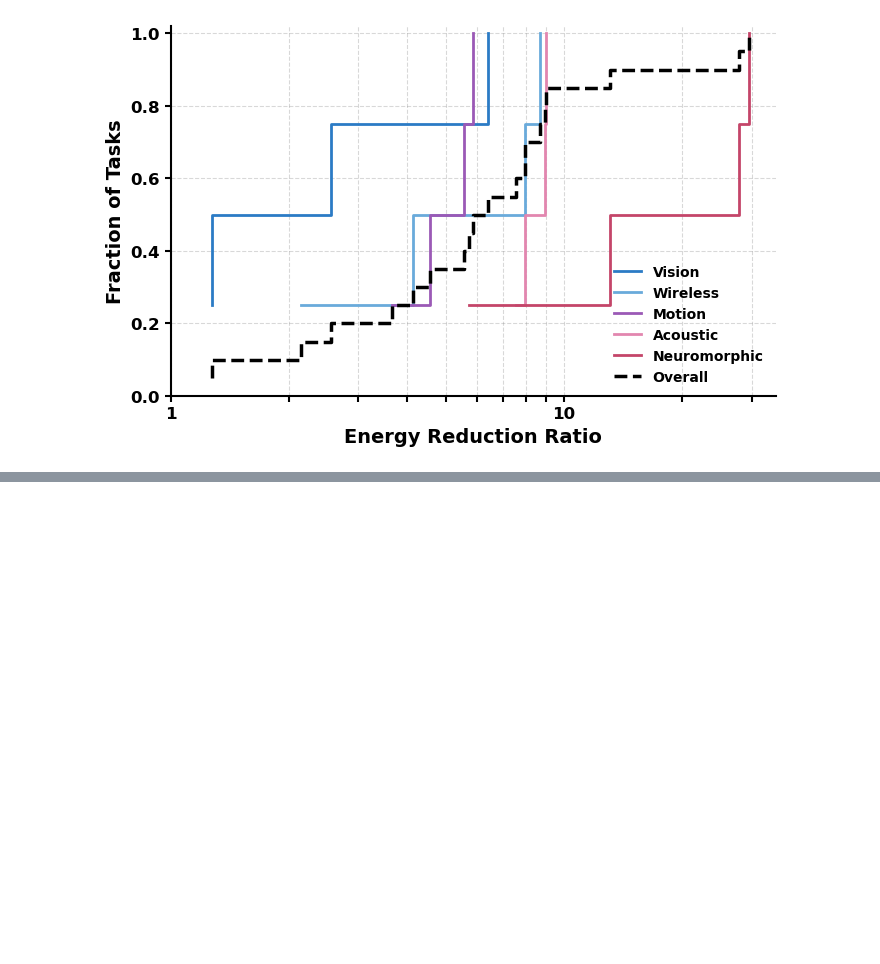
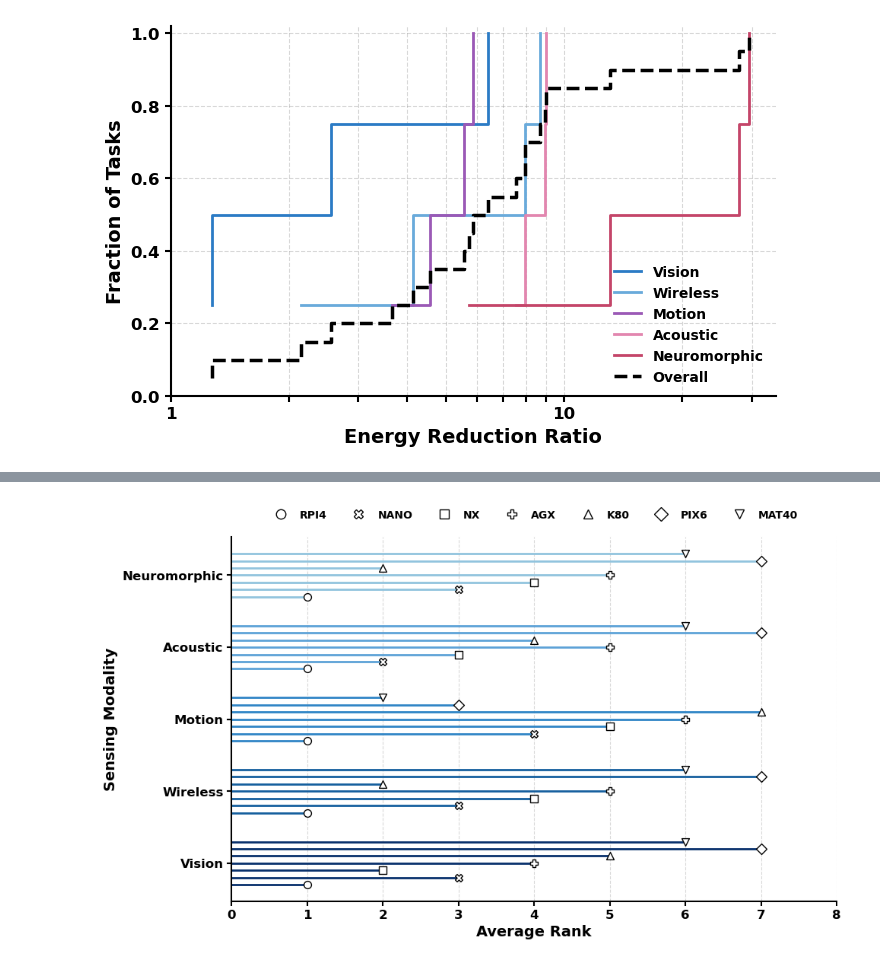
Before and after one commit to yudi-mars/Soul, a Jupyter notebook: demo/EDA_main.ipynb, the cells around one changed output, grey strips where cells are left out. Cells and saved outputs as stored; diff of their text form; code cells hidden in the pictures; blank space fills up the shorter version.

```diff
--- a/demo/EDA_main.ipynb
+++ b/demo/EDA_main.ipynb
@@ -1143,0 +968,78 @@ plt.show()
+# %%
+import numpy as np
+import pandas as pd
+import matplotlib.pyplot as plt
+from matplotlib.lines import Line2D
+
+data = np.array([
+    [86577.875, 171772.6875, 171219, 174853.625, 178460.1875, 214311.75, 189433.25],
+    [192215.3125, 328046.7143, 337303.375, 342321.75, 326502.125, 383983.5625, 358266.75],
+    [63341.6875, 139955.875, 142540.5625, 148091.3125, 152197.25, 92341.375, 77135.25],
+    [133534.4375, 224970.1875, 230239.375, 234878.1875, 234048, 272909.6855, 253166.875],
+    [115767.625, 217727.875, 221783.5, 225742.0625, 211269.75, 250903.6875, 226470.875],
+])
+
+modalities = ['Vision', 'Wireless', 'Motion', 'Acoustic', 'Neuromorphic']
+devices = ['RPI4', 'NANO', 'NX', 'AGX', 'K80', 'PIX6', 'MAT40']
+
+df = pd.DataFrame(data, index=modalities, columns=devices)
+
+rank_df = df.rank(axis=1, ascending=True)
+
+
+fig, ax = plt.subplots(figsize=(10, 6))
+
+modality_colors = ["#08306B", "#155F9E", "#3085C6", "#5DA2D7", "#92C4DE"]
+
+device_markers = ['o', 'X', 's', 'P', '^', 'D', 'v']
+
+y_positions = np.arange(len(modalities))
+bar_height = 0.10
+
+for j, device in enumerate(devices):
+    values = rank_df[device].values
+    y_offset = (j - 3) * bar_height
+
+    for i, (modality, val) in enumerate(zip(modalities, values)):
+        y = i + y_offset
+
+        ax.hlines(y, xmin=0, xmax=val, color=modality_colors[i], linewidth=2, zorder=2)
+
+        ax.scatter(val, y, s=50, color='white', edgecolor='black',
+                   linewidth=1.0, marker=device_markers[j], zorder=3)
+
+device_legend = [Line2D([0], [0], color='white', marker=device_markers[j],
+                        markersize=9, markerfacecolor='white', markeredgecolor='black', # markersize 调大一点点
+                        markeredgewidth=1.0, linewidth=0, label=devices[j])
+                 for j in range(len(devices))]
+
+ax.legend(handles=device_legend, loc='lower center', frameon=False,
+          fontsize=10, prop={'weight': 'bold'}, ncol=7,
+          bbox_to_anchor=(0.5, 1.02))
+
+ax.set_yticks(y_positions)
+ax.set_yticklabels(modalities)
+ax.set_xlabel('Average Rank', fontsize=14, fontweight='bold')
+ax.set_ylabel('Sensing Modality', fontsize=14, fontweight='bold')
+
+ax.set_xlim(0, 8)
+
+ax.spines['top'].set_visible(False)
+ax.spines['right'].set_visible(False)
+
+for spine in ['left', 'bottom']:
+    ax.spines[spine].set_linewidth(1.5)
+
+ax.grid(axis='x', linestyle='--', color='gray', alpha=0.3, zorder=0)
+
+ax.tick_params(axis='both', which='major', labelsize=12, width=1.5, length=4)
+
+fig.canvas.draw()
+for label in ax.get_xticklabels() + ax.get_yticklabels():
+    label.set_fontweight('bold')
+
+plt.tight_layout()
+plt.savefig('./fig4f_rank_shapes.pdf', format='pdf', dpi=500, bbox_inches='tight')
+plt.show()
+# %% [output]
+[figure, added]
```
Also changed, not shown: parts of 9 cells of this notebook, 6 other files.
